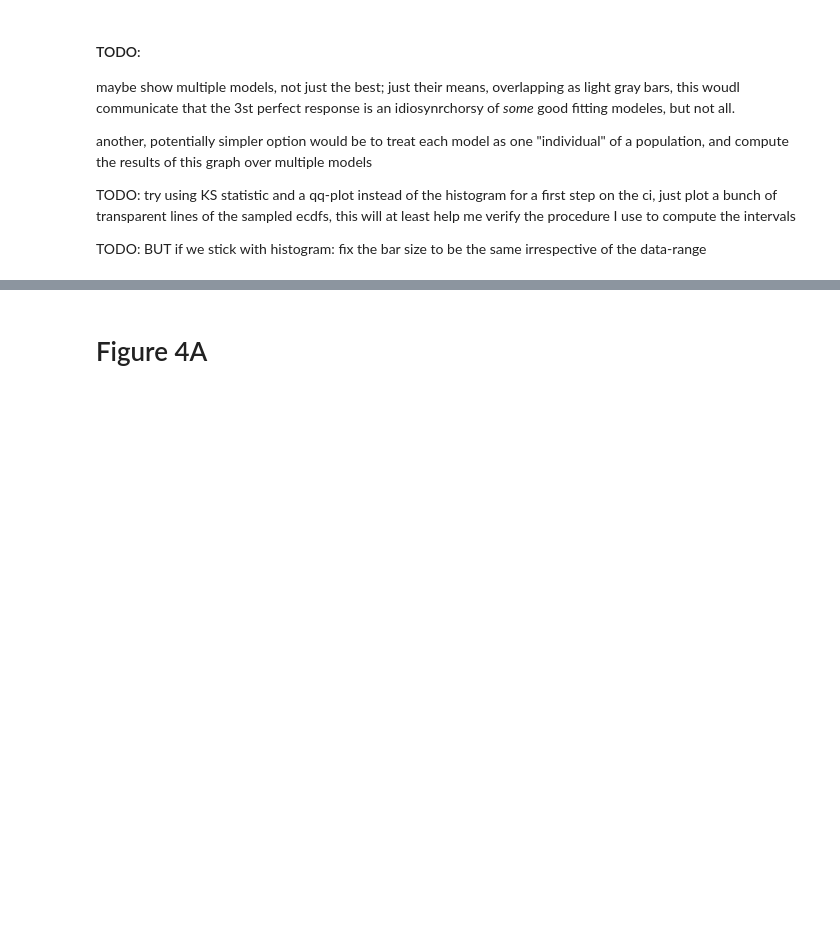
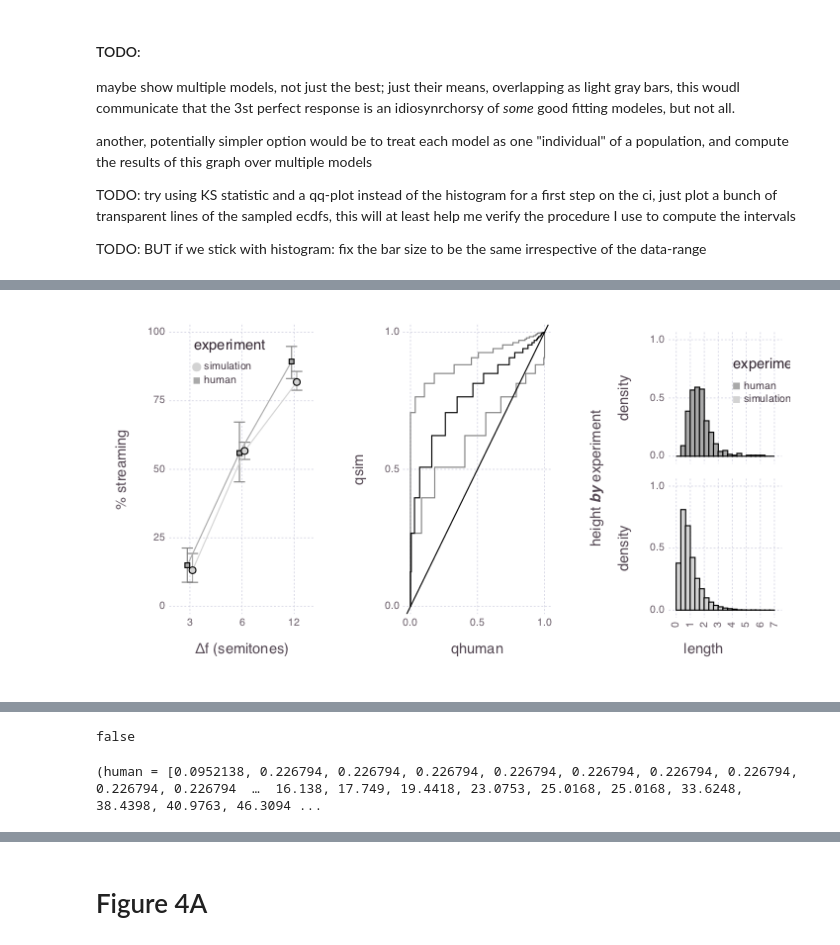
Before and after one commit to haberdashPI/bistable, a Jupyter notebook: notebooks/Figures 3-4.ipynb, the cells around one changed output, grey strips where cells are left out. Saved outputs shown, nothing was run; the diff lists cells and outputs as text; code cells hidden in the pictures; blank space fills up the shorter version.

Commit message:
Fit of multiple models to human data for figure 3

```diff
--- a/notebooks/Figures 3-4.ipynb
+++ b/notebooks/Figures 3-4.ipynb
@@ -97,0 +85,4 @@ false
+# %%
+best_models = @where(df_summary,:eratio .<= 1.0)[[:f_c_a,:f_c_m,:s_c_a,:s_c_m,:t_c_a,:t_c_m]]
+best_params = map(AuditoryBistabilityLE.read_params,eachrow(best_models))
+len = plot_lengths_data(df,params,best_params,normlengths=false)
@@ -97,0 +91,3 @@ false
+# %%
+p1 = plot_stream(df,params,best_params)
+p2 = len |> plot_lengths_qq;
@@ -97,0 +96,6 @@ false
+# %%
+p3 = plot_lengths_hist(len,xmax=7,binstep=0.333)
+
+draw(PNG(7.5inch,4inch),hstack(p1,p2,p3))
+# %% [output]
+[figure, added]
@@ -97,0 +104,7 @@ false
+false
+# %%
+best_models = @where(df_summary,:eratio .<= 1.0)[[:f_c_a,:f_c_m,:s_c_a,:s_c_m,:t_c_a,:t_c_m]]
+best_params = map(AuditoryBistabilityLE.read_params,eachrow(best_models))
+len = plot_lengths_data(df,params,best_params,normlengths=true)
+# %% [output]
+(human = [0.0952138, 0.226794, 0.226794, 0.226794, 0.226794, 0.226794, 0.226794, 0.226794, 0.226794, 0.226794  …  16.138, 17.749, 19.4418, 23.0753, 25.0168, 25.0168, 33.6248, 38.4398, 40.9763, 46.3094 ...
```
Also changed, not shown: parts of 9 cells of this notebook, 3 other files.
